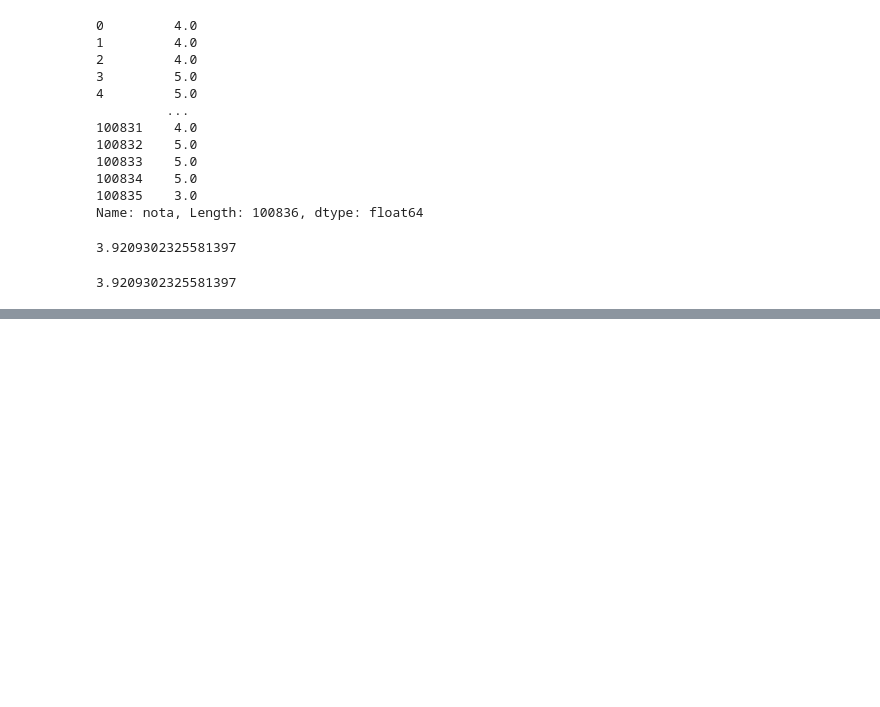
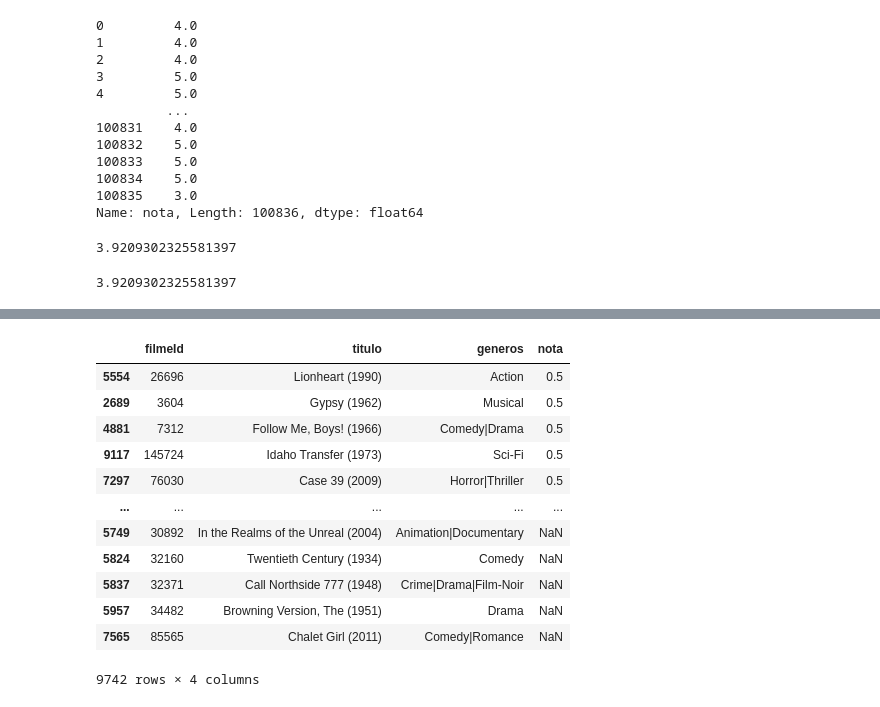
Before and after one commit to lucbueno54/QuarentenaDados, a Jupyter notebook: Untitled0.ipynb, the cells around one changed output, grey strips where cells are left out. Drawn from its saved outputs; the diff is of its cells as text; code cells hidden in the pictures; blank space fills up the shorter version.

```diff
--- a/Untitled0.ipynb
+++ b/Untitled0.ipynb
@@ -15,0 +11,3 @@ filmes.head()
+# %%
+filmes.columns = ["filmeId","titulo","generos"]
+filmes.head()
@@ -110,0 +135,2 @@ avaliacao_filme1["nota"].mean()
+# %%
+notas_media_por_filme = avaliacao.groupby("filmeid")["nota"].mean()
@@ -110,0 +146,2 @@ avaliacao_filme1["nota"].mean()
+# %%
+filmes_com_media = filmes.join(notas_media_por_filme,on="filmeId")
@@ -110,0 +157,16 @@ avaliacao_filme1["nota"].mean()
+# %%
+filmes_com_media.sort_values("nota")
+# %% [output]
+|  | filmeId | titulo | generos | nota |
+| 5554 | 26696 | Lionheart (1990) | Action | 0.5 |
+| 2689 | 3604 | Gypsy (1962) | Musical | 0.5 |
+| 4881 | 7312 | Follow Me, Boys! (1966) | Comedy|Drama | 0.5 |
+| 9117 | 145724 | Idaho Transfer (1973) | Sci-Fi | 0.5 |
+| 7297 | 76030 | Case 39 (2009) | Horror|Thriller | 0.5 |
+| ... | ... | ... | ... | ... |
+| 5749 | 30892 | In the Realms of the Unreal (2004) | Animation|Documentary | NaN |
+| 5824 | 32160 | Twentieth Century (1934) | Comedy | NaN |
+| 5837 | 32371 | Call Northside 777 (1948) | Crime|Drama|Film-Noir | NaN |
+| 5957 | 34482 | Browning Version, The (1951) | Drama | NaN |
+| 7565 | 85565 | Chalet Girl (2011) | Comedy|Romance | NaN |
+9742 rows × 4 columns
```
Also changed, not shown: parts of 9 cells of this notebook.
